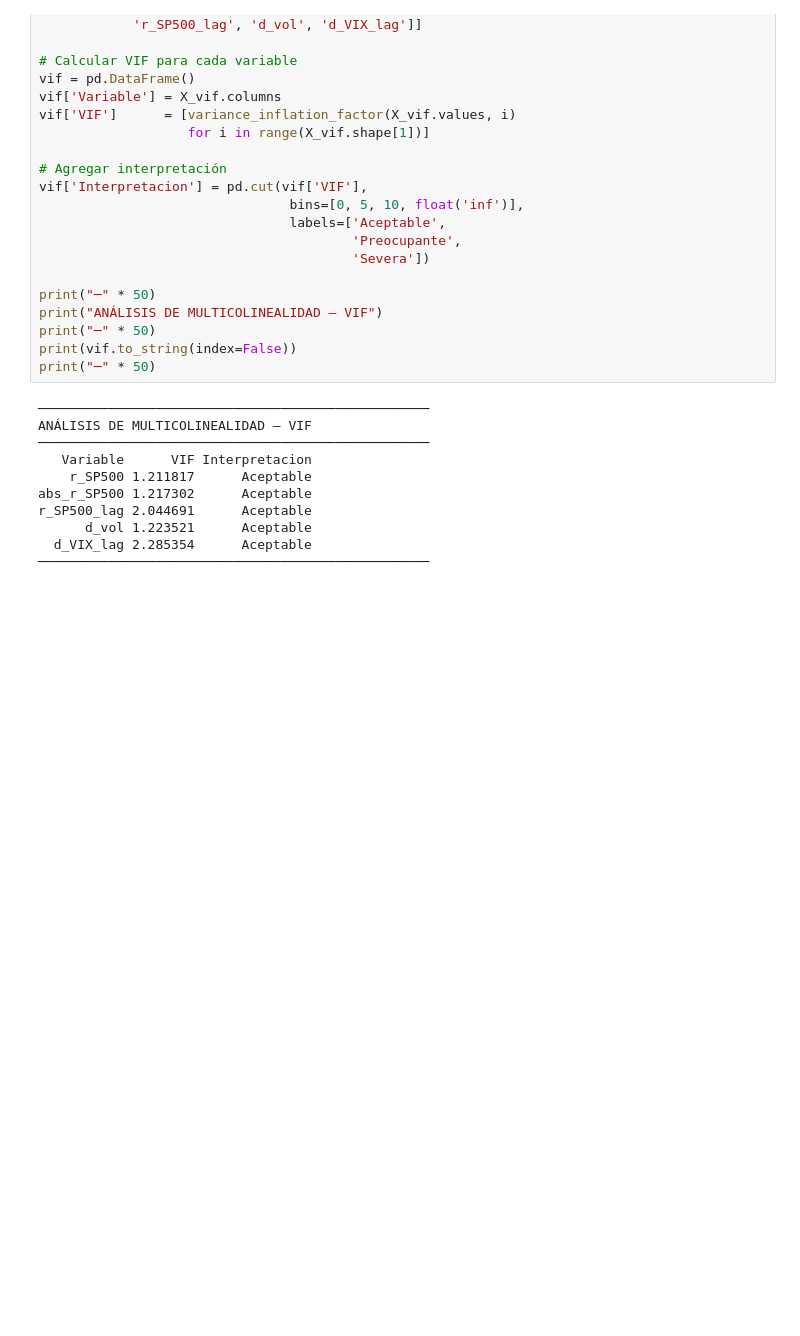
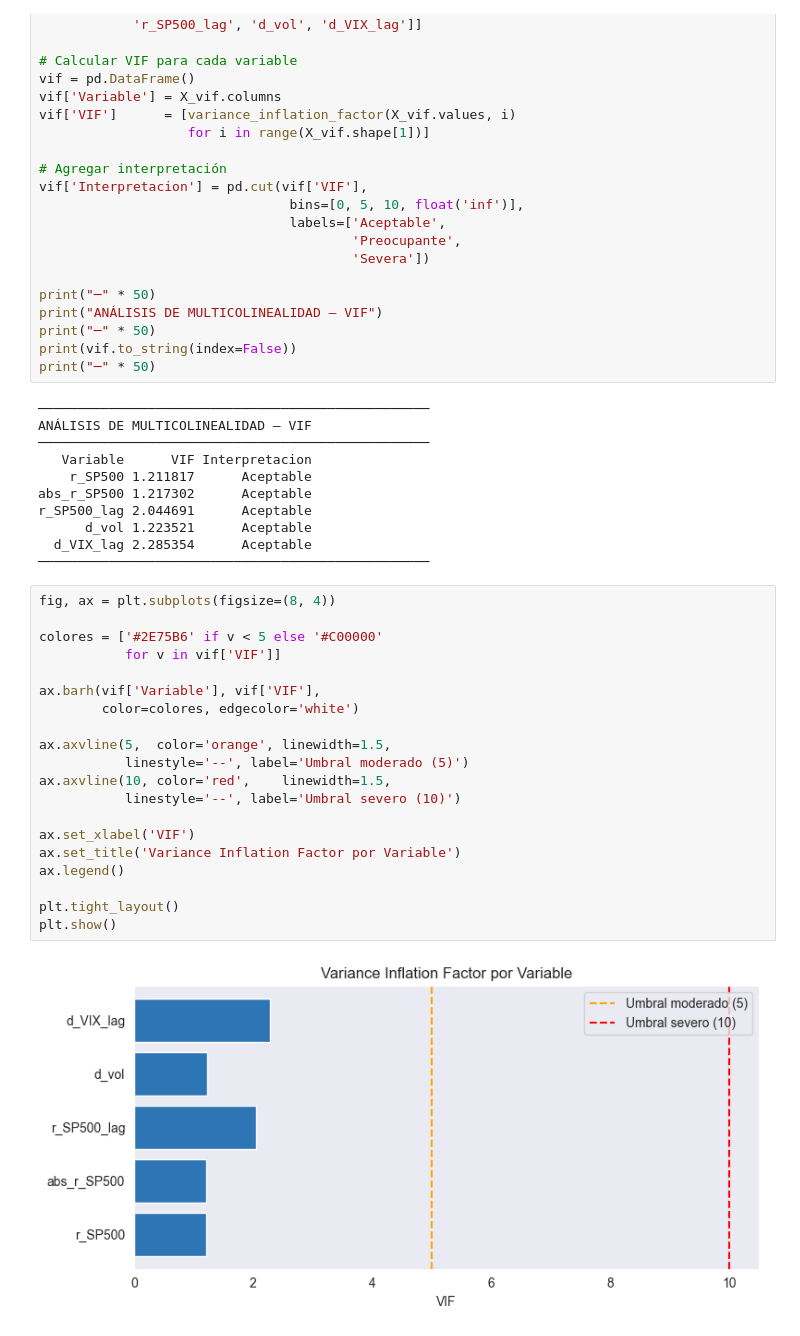
Before and after one commit to acardenas89/ds_finance_cardenas, a Jupyter notebook: notebooks/TareaHW03.ipynb, the cells around one changed output. Saved outputs shown, nothing was run; the diff lists cells and outputs as text; blank space fills up the shorter version.

```diff
--- a/notebooks/TareaHW03.ipynb
+++ b/notebooks/TareaHW03.ipynb
@@ -491,3 +491,25 @@ r_SP500_lag 2.044691      Aceptable
       d_vol 1.223521      Aceptable
   d_VIX_lag 2.285354      Aceptable
 ──────────────────────────────────────────────────
+# %%
+fig, ax = plt.subplots(figsize=(8, 4))
+
+colores = ['#2E75B6' if v < 5 else '#C00000'
+           for v in vif['VIF']]
+
+ax.barh(vif['Variable'], vif['VIF'],
+        color=colores, edgecolor='white')
+
+ax.axvline(5,  color='orange', linewidth=1.5,
+           linestyle='--', label='Umbral moderado (5)')
+ax.axvline(10, color='red',    linewidth=1.5,
+           linestyle='--', label='Umbral severo (10)')
+
+ax.set_xlabel('VIF')
+ax.set_title('Variance Inflation Factor por Variable')
+ax.legend()
+
+plt.tight_layout()
+plt.show()
+# %% [output]
+[figure, added]
```
Also changed, not shown: parts of 1 cell of this notebook.
